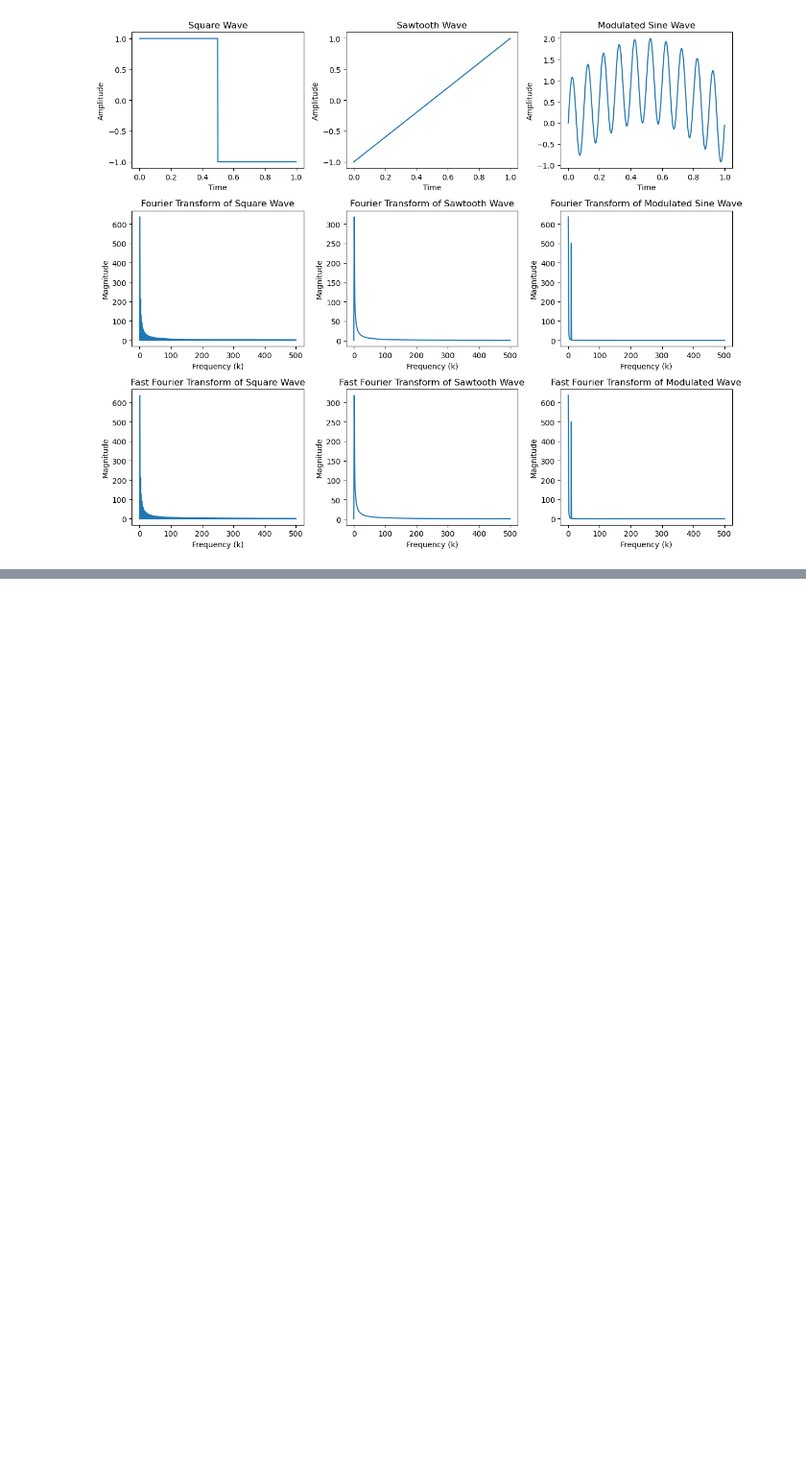
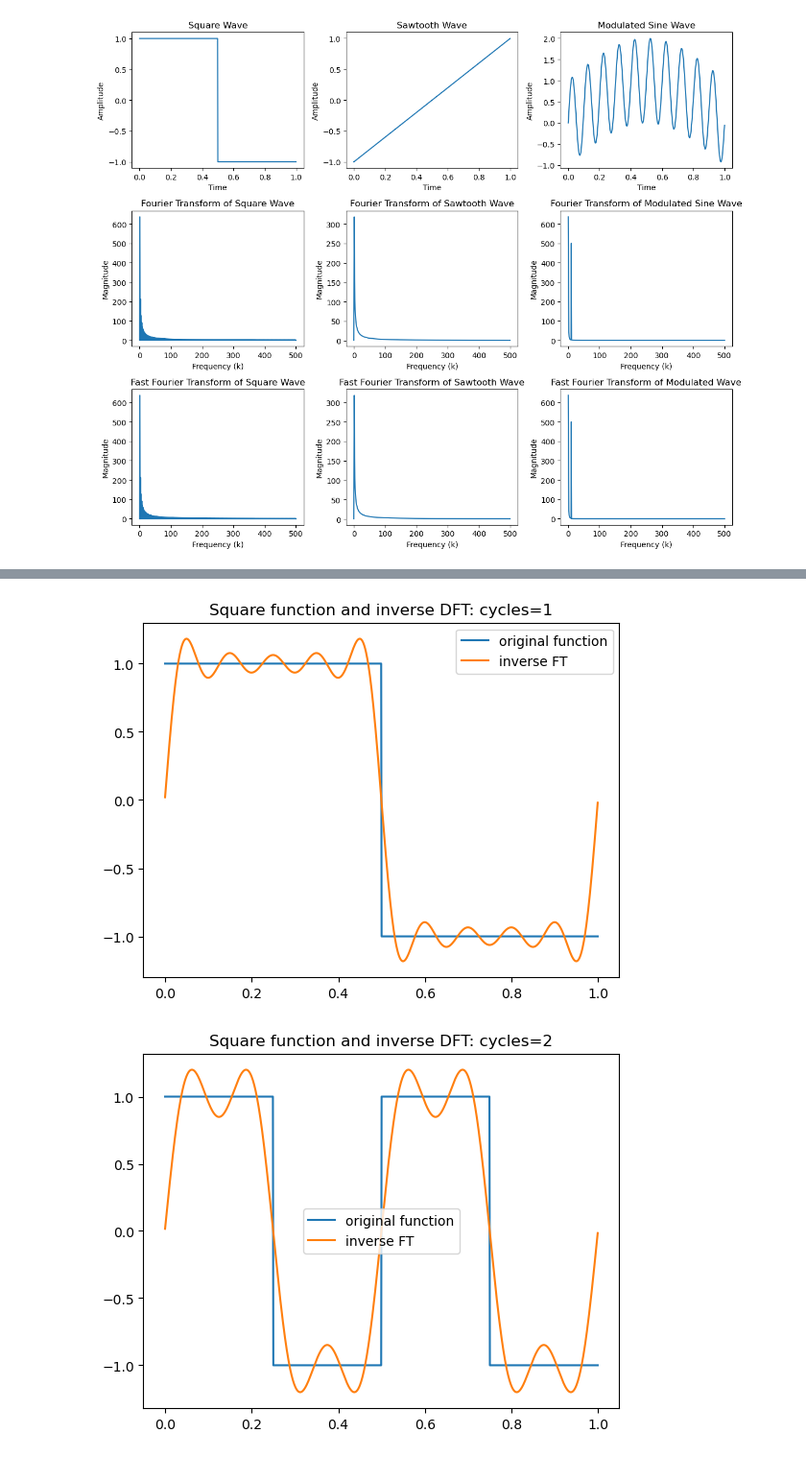
Before and after one commit to jamesobaldwin/CUNY_coursework, a Jupyter notebook: CM/code/CM_practice_code.ipynb, the cells around one changed output, grey strips where cells are left out. Shown at 96% size. Drawn from its saved outputs; the diff is of its cells as text; code cells hidden in the pictures; blank space fills up the shorter version.

```diff
--- a/CM/code/CM_practice_code.ipynb
+++ b/CM/code/CM_practice_code.ipynb
@@ -739,0 +785,31 @@ plt.show()
+# %%
+# exercise 7.5
+from scipy.signal import square, sawtooth
+
+
+def smooth_square(N: int=1000, cutoff: int=10, cycles: int=1):
+    # construct the square wave
+    N = 1000   # number of sample points
+    t = np.linspace(0, 1, N, endpoint=False)  # time points
+
+    # part a: a single cycle of a square-wave with amplitude
+    square_wave = square((2*cycles)*np.pi*t)
+    c = rfft(square_wave)
+    c[cutoff:] = 0
+    c = irfft(c)
+
+    plt.plot(t, square_wave, label='original function')
+    plt.plot(t, c, label='inverse FT')
+    plt.title(f'Square function and inverse DFT: cycles={cycles}')
+    plt.legend(loc='best')
+    plt.show()
+
+smooth_square()
+smooth_square(cycles=2)
+smooth_square(cycles=10)
+smooth_square(cutoff=100)
+smooth_square(cutoff=100, cycles=2)
+smooth_square(cutoff=100, cycles=10)
+# %% [output]
+[figure, added]
+[figure, added]
```
Also changed, not shown: parts of 9 cells of this notebook, 5 other files.
